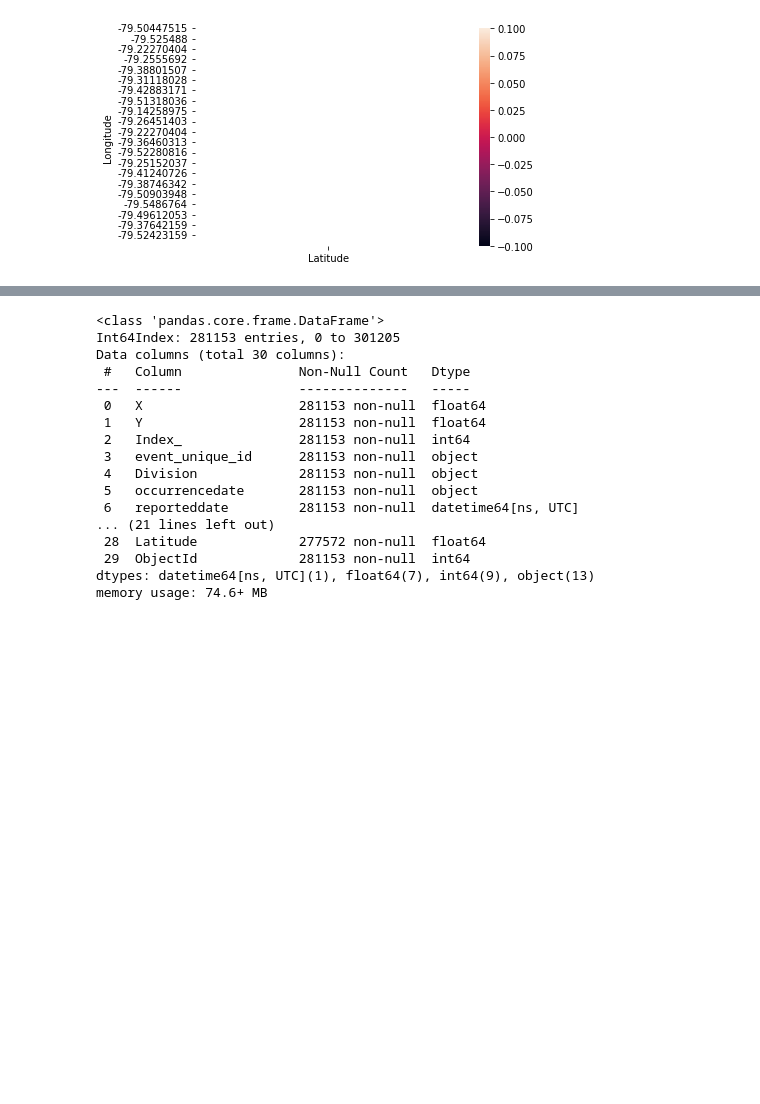
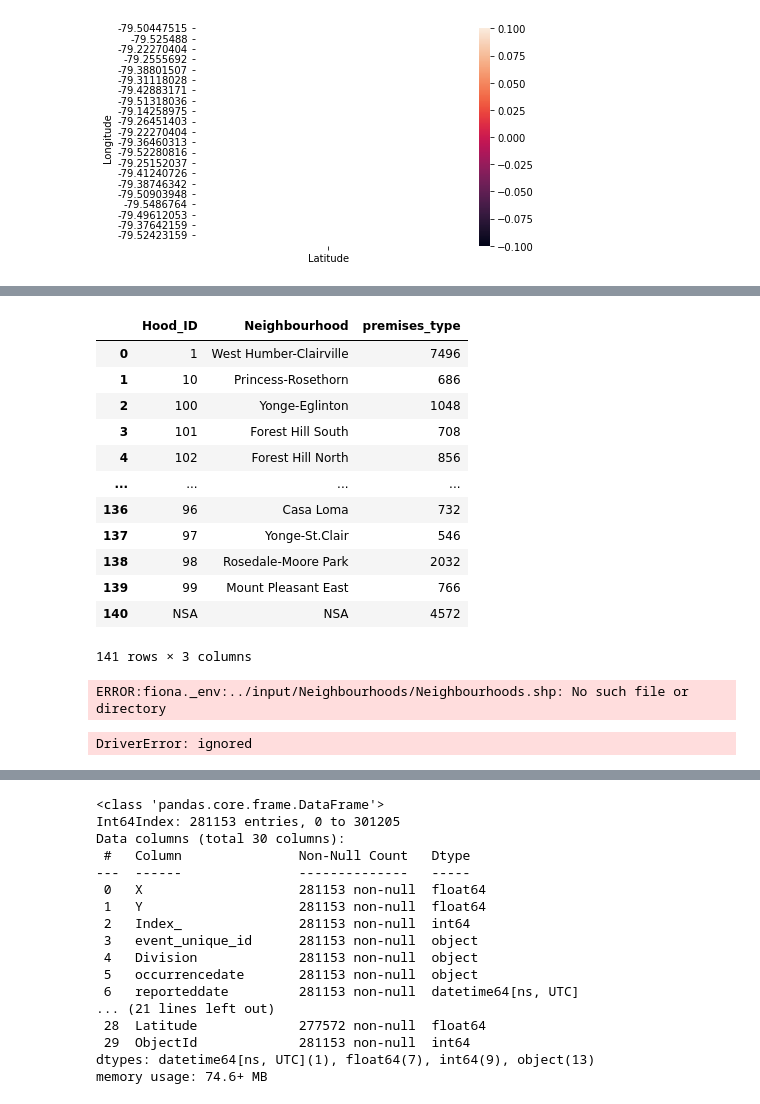
Before and after one commit to sanoliv/SCS_3253_061-Machine-Learning, a Jupyter notebook: Toronto_Police_Major_Crime_Indicators_MCI.ipynb, the cells around one changed output, grey strips where cells are left out. Saved outputs shown, nothing was run; the diff lists cells and outputs as text; code cells hidden in the pictures; blank space fills up the shorter version.

```diff
--- a/Toronto_Police_Major_Crime_Indicators_MCI.ipynb
+++ b/Toronto_Police_Major_Crime_Indicators_MCI.ipynb
@@ -706,3 +730,29 @@ p1 = sns.heatmap(graph2)
+# %%
+### Exploring the data to gain insigths / Group by 'Hood_ID','Neighbourhood' and count // March 8, 2023
+df_gp = data.groupby(['Hood_ID','Neighbourhood']).count()[['premises_type']]
+df_gp= df_gp.reset_index()
+df_gp
+# %% [output]
+|  | Hood_ID | Neighbourhood | premises_type |
+| 0 | 1 | West Humber-Clairville | 7496 |
+| 1 | 10 | Princess-Rosethorn | 686 |
+| 2 | 100 | Yonge-Eglinton | 1048 |
+| 3 | 101 | Forest Hill South | 708 |
+| 4 | 102 | Forest Hill North | 856 |
+| ... | ... | ... | ... |
+| 136 | 96 | Casa Loma | 732 |
+| 137 | 97 | Yonge-St.Clair | 546 |
+| 138 | 98 | Rosedale-Moore Park | 2032 |
+| 139 | 99 | Mount Pleasant East | 766 |
+| 140 | NSA | NSA | 4572 |
+141 rows × 3 columns
+# %%
+location = '../input/Neighbourhoods/Neighbourhoods.shp'
+hoods = gpd.read_file(location)
+hoods.sample(5)
+# %% [output]
+ERROR:fiona._env:../input/Neighbourhoods/Neighbourhoods.shp: No such file or directory
+DriverError: ignored
 # %%
 ### Exploring the data to gain insigths
 ### Ploting Latitude + Longitude to visualize the data
```
Also changed, not shown: parts of 16 cells of this notebook.
